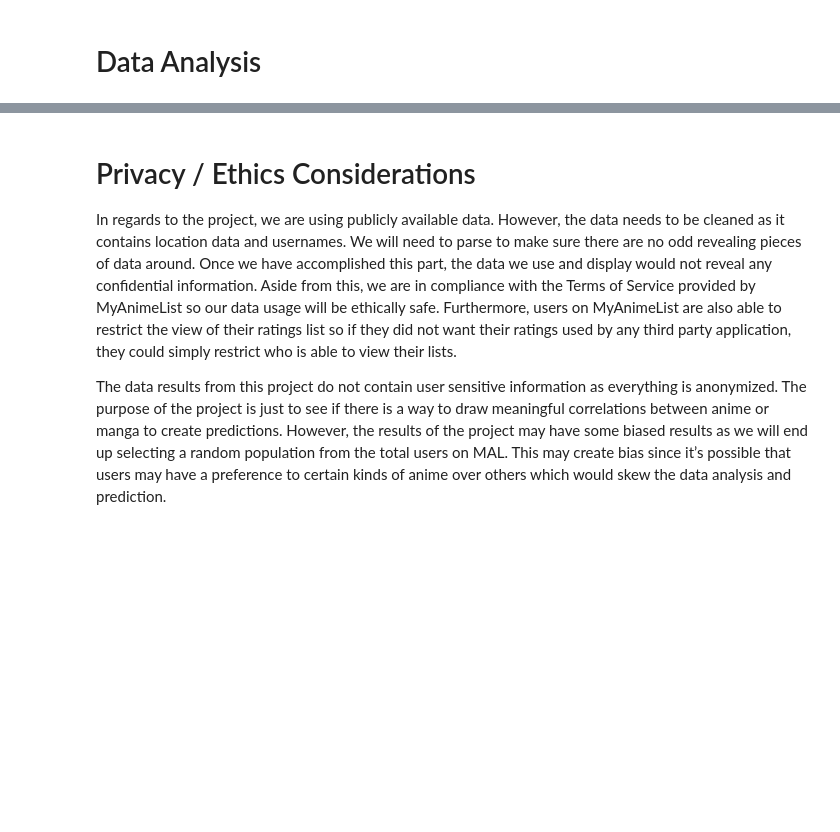
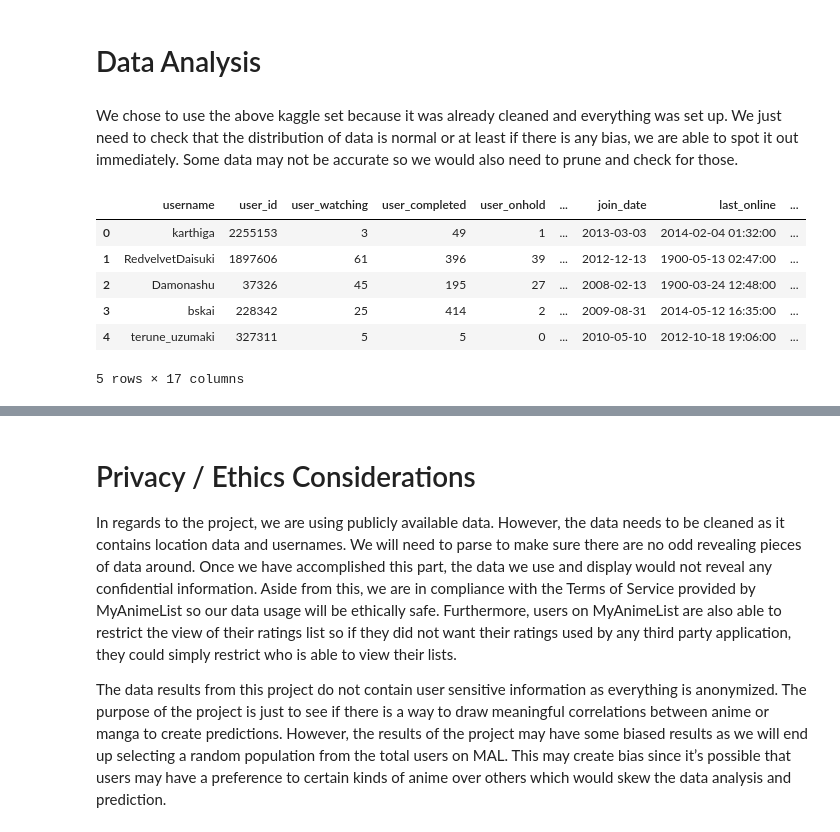
Before and after one commit to Dhandal/COGS108ProjectFinal, a Jupyter notebook: FinalProject.ipynb, the cells around one changed output, grey strips where cells are left out. Cells and saved outputs as stored; diff of their text form; code cells hidden in the pictures; blank space fills up the shorter version.

```diff
--- a/FinalProject.ipynb
+++ b/FinalProject.ipynb
@@ -37,3 +39,5 @@ https://www.kaggle.com/azathoth42/myanimelist - This dataset from Kaggle has alr
 https://jikan.moe/ - This API can be used to interface with MAL’s website to get useful information without having to scrape and parse the website manually. It will be important in being able to get more features to examine in solving our question.
 # %% [markdown]
 # Data Analysis
+# %% [markdown]
+We chose to use the above kaggle set because it was already cleaned and everything was set up. We just need to check that the distribution of data is normal or at least if there is any bias, we are able to spot it out immediately. Some data may not be accurate so we would also need to prune and check for those.
@@ -39,0 +74,10 @@ https://jikan.moe/ - This API can be used to interface with MAL’s website to g
+# %%
+usersFiltered[:5]
+# %% [output]
+|  | username | user_id | user_watching | user_completed | user_onhold | ... | join_date | last_online | ... |
+| 0 | karthiga | 2255153 | 3 | 49 | 1 | ... | 2013-03-03 | 2014-02-04 01:32:00 | ... |
+| 1 | RedvelvetDaisuki | 1897606 | 61 | 396 | 39 | ... | 2012-12-13 | 1900-05-13 02:47:00 | ... |
+| 2 | Damonashu | 37326 | 45 | 195 | 27 | ... | 2008-02-13 | 1900-03-24 12:48:00 | ... |
+| 3 | bskai | 228342 | 25 | 414 | 2 | ... | 2009-08-31 | 2014-05-12 16:35:00 | ... |
+| 4 | terune_uzumaki | 327311 | 5 | 5 | 0 | ... | 2010-05-10 | 2012-10-18 19:06:00 | ... |
+5 rows × 17 columns
```
Also changed, not shown: parts of 10 cells of this notebook.
